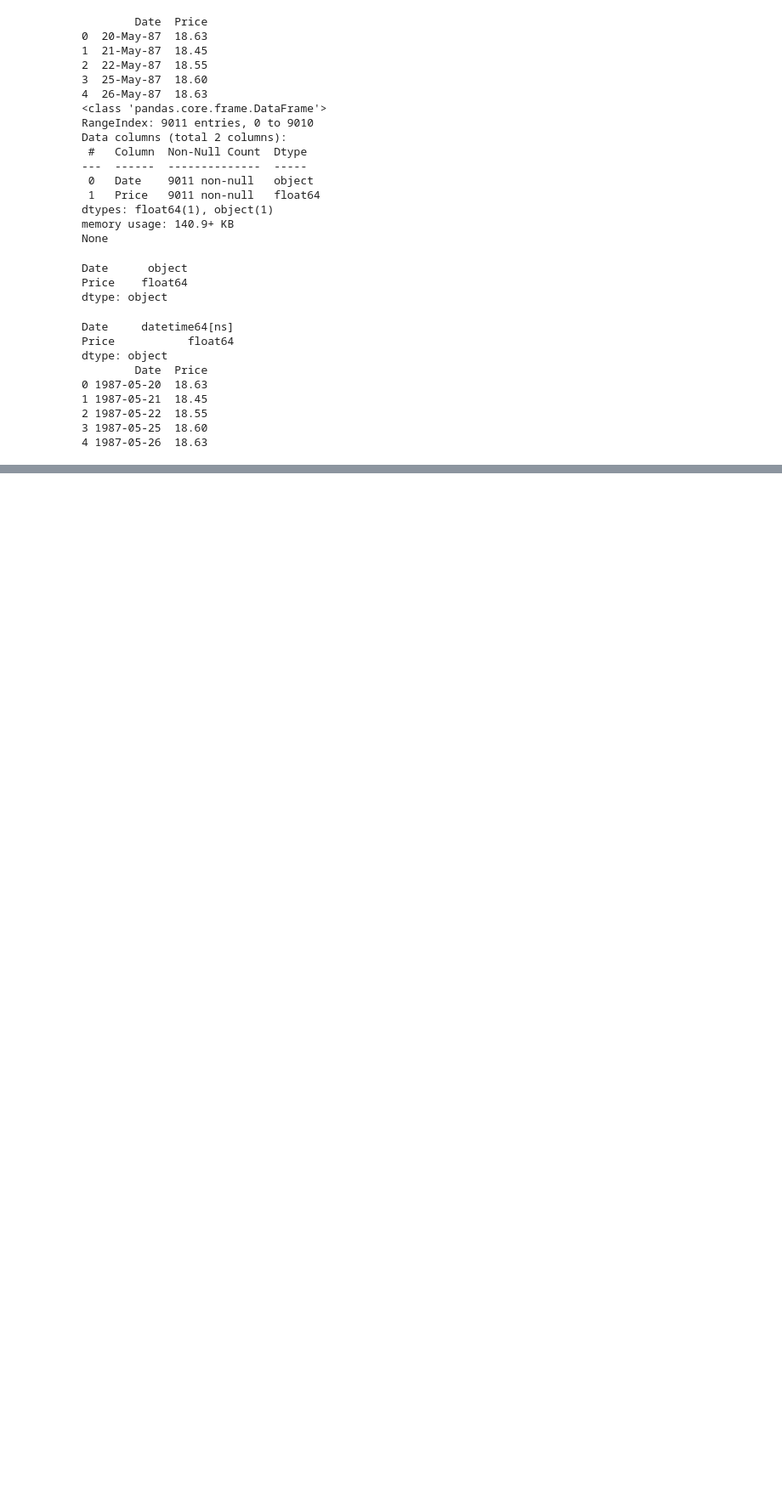
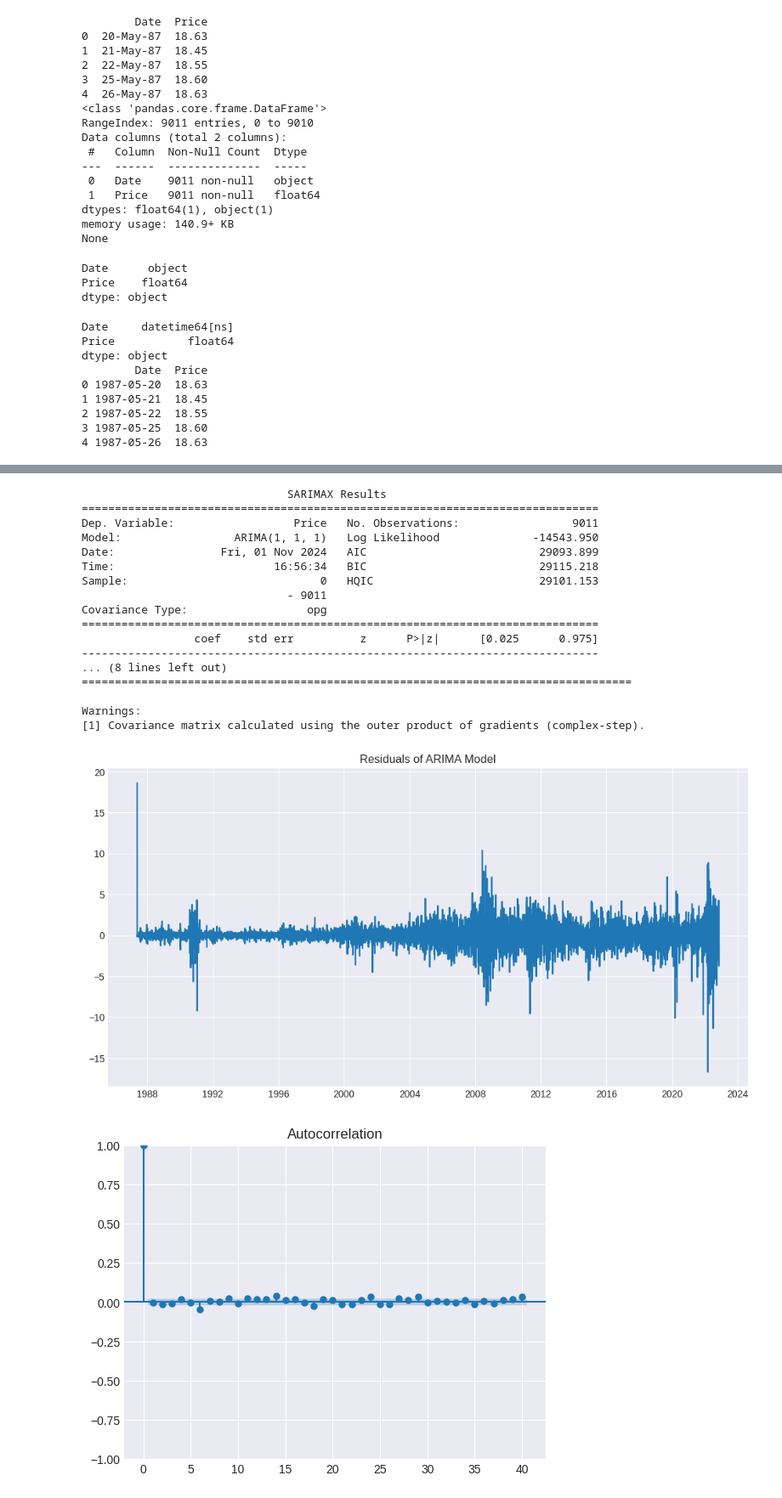
Before and after one commit to abrhame/Birhan-Energies, a Jupyter notebook: notebooks/task1.ipynb, the cells around one changed output, grey strips where cells are left out. Shown at 85% size. Cells and saved outputs as stored; diff of their text form; code cells hidden in the pictures; blank space fills up the shorter version.

```diff
--- a/notebooks/task1.ipynb
+++ b/notebooks/task1.ipynb
@@ -55,0 +143,38 @@ dtype: object
+# %%
+# Fit ARIMA model
+model = ARIMA(oil_data['Price'], order=(1, 1, 1))
+arima_result = model.fit()
+
+# Summary of the model
+print(arima_result.summary())
+
+# Plot the residuals to check for white noise
+residuals = arima_result.resid
+plt.figure(figsize=(12, 6))
+plt.plot(residuals)
+plt.title('Residuals of ARIMA Model')
+plt.show()
+
+# ACF of residuals
+plot_acf(residuals, lags=40)
+plt.show()
+# %% [output]
+                               SARIMAX Results
+==============================================================================
+Dep. Variable:                  Price   No. Observations:                 9011
+Model:                 ARIMA(1, 1, 1)   Log Likelihood              -14543.950
+Date:                Fri, 01 Nov 2024   AIC                          29093.899
+Time:                        16:56:34   BIC                          29115.218
+Sample:                             0   HQIC                         29101.153
+                               - 9011
+Covariance Type:                  opg
+==============================================================================
+                 coef    std err          z      P>|z|      [0.025      0.975]
+------------------------------------------------------------------------------
+... (8 lines left out)
+===================================================================================
+
+Warnings:
+[1] Covariance matrix calculated using the outer product of gradients (complex-step).
+[figure, added]
+[figure, added]
```
Also changed, not shown: parts of 10 cells of this notebook.
